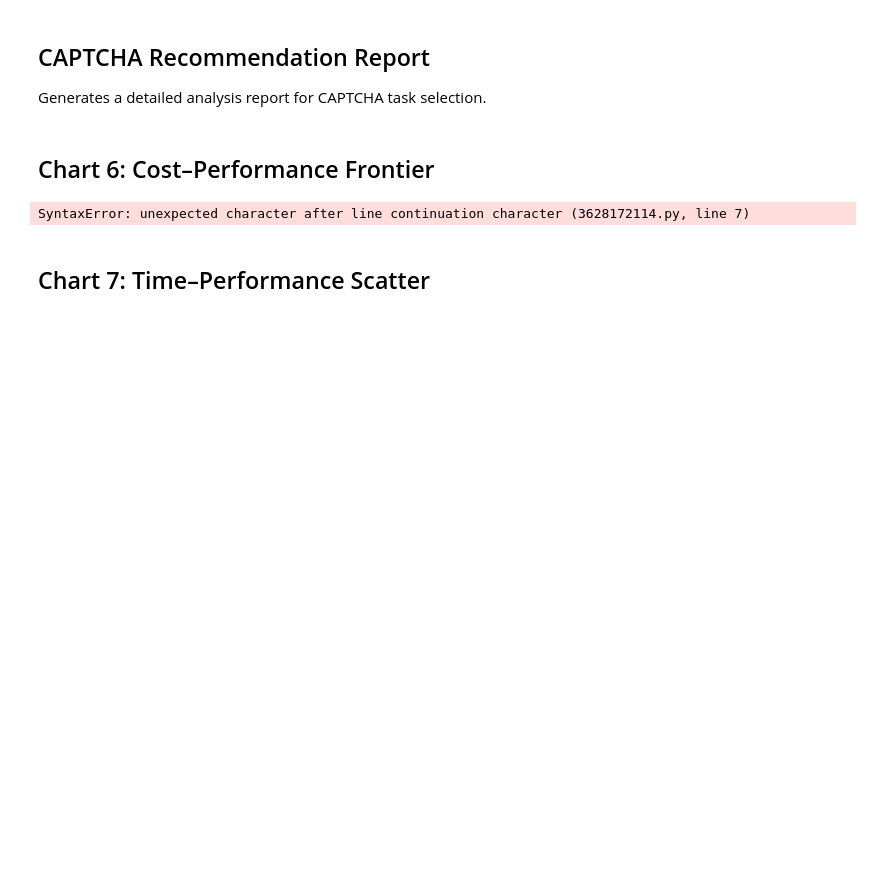
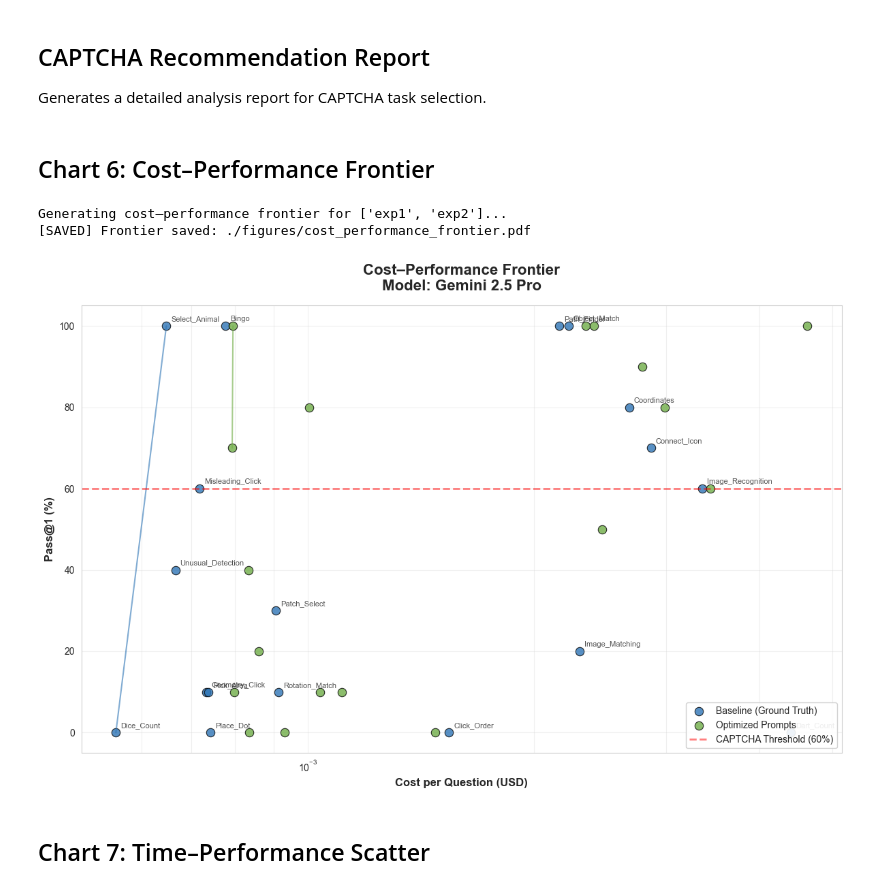
Before and after one commit to Wankunyu/Captcha, a Jupyter notebook: plot.ipynb, the cells around one changed output. Drawn from its saved outputs; the diff is of its cells as text; code cells hidden in the pictures; blank space fills up the shorter version.

```diff
--- a/plot.ipynb
+++ b/plot.ipynb
@@ -325,24 +343,38 @@ Generates a detailed analysis report for CAPTCHA task selection.
 # %%
 # Chart 6: Cost–Performance Frontier
 # Uses cost_per_question (USD) vs Pass@1 (%) with multiple experiments overlaid
 EXPERIMENTS_TO_COMPARE = ['exp1', 'exp2']
 if not viz.data.empty:
     available_exps = [exp for exp in EXPERIMENTS_TO_COMPARE if exp in viz.data['experiment'].values]
     if len(available_exps) >= 1:
         print(f"Generating cost–performance frontier for {available_exps}...")
         fig = viz.plot_cost_performance_frontier(
             experiments=available_exps,
             model_filter=SELECTED_MODEL,
             figsize=FIGURE_SIZE_FRONTIER,
             save_path="./figures/cost_performance_frontier.pdf"
 )
+        # Annotate points with task type names (use first available experiment to avoid duplicates)
+        ann_df = viz.data.copy()
+        if SELECTED_MODEL:
+            ann_df = ann_df[ann_df['provider_model'] == SELECTED_MODEL]
+        ann_df = ann_df[ann_df['experiment'] == available_exps[0]]
+        if 'cost_per_question' in ann_df.columns:
+            ann_df = ann_df.dropna(subset=['cost_per_question','pass'])
+            ann_df['pass_pct'] = ann_df['pass'] * 100
+            ax = plt.gca()
+            for _, r in ann_df.iterrows():
+                ax.annotate(str(r['task_type']), (r['cost_per_question'], r['pass_pct']),
+                            xytext=(5,5), textcoords='offset points', fontsize=8, alpha=0.8)
         plt.show()
     else:
         print('[WARNING] No valid experiments for frontier plot')
 else:
     print('[WARNING] No data')
 # %% [output]
-SyntaxError: unexpected character after line continuation character (3628172114.py, line 7)
+Generating cost–performance frontier for ['exp1', 'exp2']...
+[SAVED] Frontier saved: ./figures/cost_performance_frontier.pdf
+[figure, added]
 # %% [markdown]
 ## Chart 7: Time–Performance Scatter
 # %%
```
Also changed, not shown: parts of 13 cells of this notebook, 59 other files.
